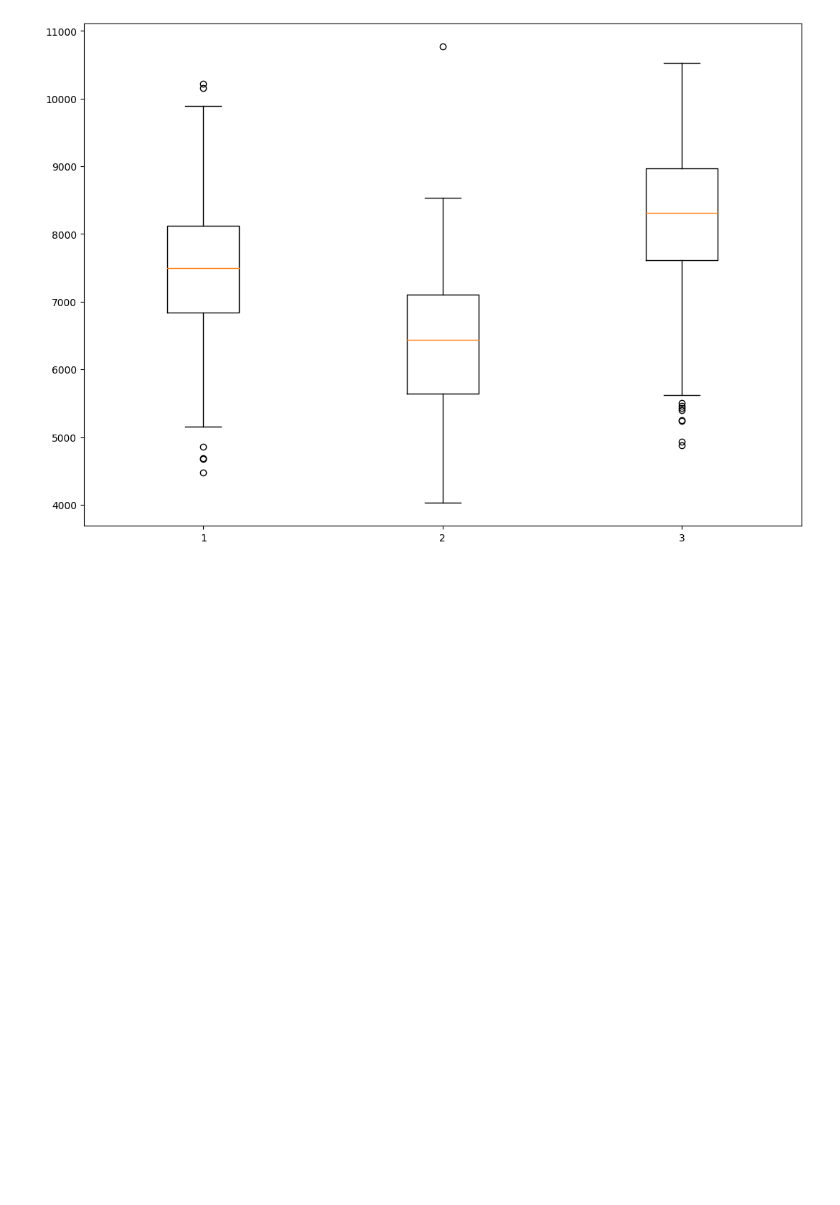
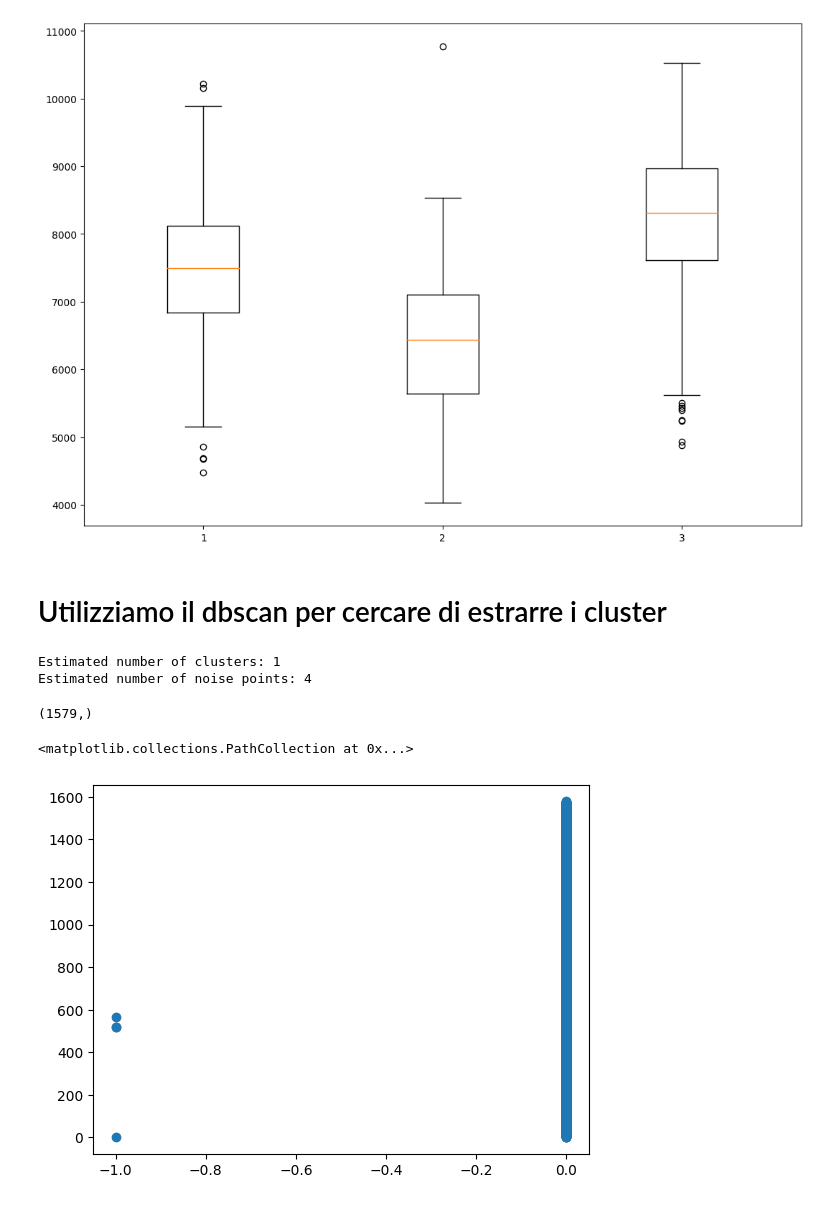
Before and after one commit to Simone-Scalella/BigDataProject, a Jupyter notebook: BigDataProject.ipynb, the cells around one changed output. Saved outputs shown, nothing was run; the diff lists cells and outputs as text; code cells hidden in the pictures; blank space fills up the shorter version.

```diff
--- a/BigDataProject.ipynb
+++ b/BigDataProject.ipynb
@@ -174,3 +176,25 @@ bp = ax.boxplot([rese_c1[(rese_c1<=11000) & (rese_c1 >= 4000)],rese_c2[(rese_c2<
 plt.show()
 # %% [output]
 [figure]
+# %% [markdown]
+# Utilizziamo il dbscan per cercare di estrarre i cluster
+# %%
+
+db = DBSCAN(eps=0.1, min_samples=6).fit(NDVI.data_matrix[:,:,0])
+labels = db.labels_
+# %%
+# Number of clusters in labels, ignoring noise if present.
+n_clusters_ = len(set(labels)) - (1 if -1 in labels else 0)
+n_noise_ = list(labels).count(-1)
+print("Estimated number of clusters: %d" % n_clusters_)
+print("Estimated number of noise points: %d" % n_noise_)
+# %% [output]
+Estimated number of clusters: 1
+Estimated number of noise points: 4
+# %%
+print(labels.shape)
+plt.scatter(labels,range(0,1579))
+# %% [output]
+(1579,)
+<matplotlib.collections.PathCollection at 0x...>
+[figure, added]
```
Also changed, not shown: parts of 4 cells of this notebook, 2 other files.
